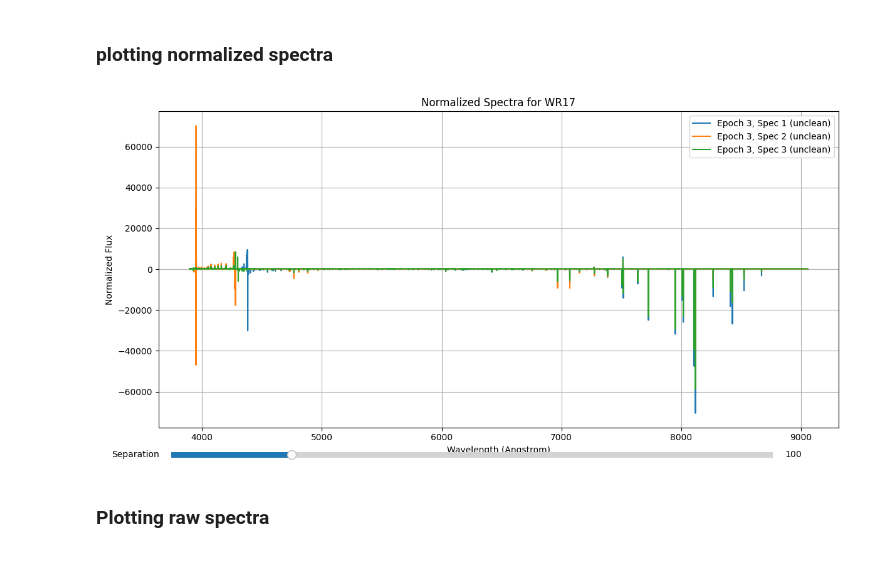
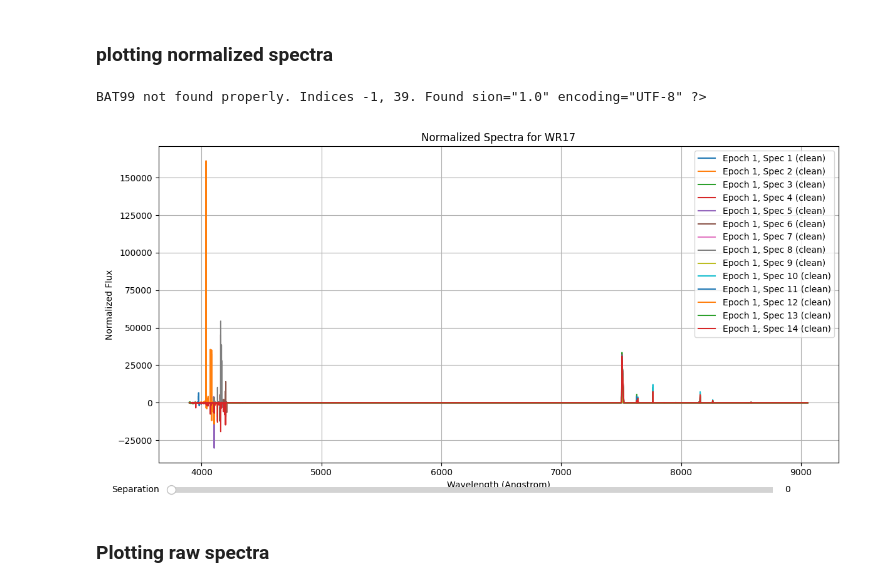
Before and after one commit to Guy-Shtainer/Thesis-codes, a Jupyter notebook: Plots.ipynb, the cells around one changed output. Saved outputs shown, nothing was run; the diff lists cells and outputs as text; code cells hidden in the pictures.

```diff
--- a/Plots.ipynb
+++ b/Plots.ipynb
@@ -37,7 +37,7 @@ obs = obsm()
 ## Plotting X-Shooter full spectra
 # %%
 obs = obsm()
-star_name = specs.star_names[0]
+star_name = specs.star_names[9]
 print(f'I am working on {star_name}')
 star = obs.load_star_instance(star_name)
 # %% [output]
@@ -68,0 +75,14 @@ No file or folder named 'cleaned_normalized_flux' found in 'Data/HD 269891/epoch
+# %%
+star_name = specs.star_names[1]
+print(star_name)
+star = obs.load_star_instance(star_name)
+flux1 = star.load_property(epoch_num=1,band='COMBINED',property_name='cleaned_normalized_flux')['normalized_flux']
+flux2 = star.load_property(epoch_num=2,band='COMBINED',property_name='cleaned_normalized_flux')['normalized_flux']
+wave = star.load_property(epoch_num=1,band='COMBINED',property_name='cleaned_normalized_flux')['wavelengths']
+
+
+window1 = flux1[(575 < wave)& (wave <595)]
+window2 = flux2[(575 < wave)& (wave <595)]
+
+plt.scatter(window1, window2)
+plt.show()
@@ -105,11 +127,11 @@ for i, star_name in enumerate(specs.star_names):
 %matplotlib widget
 models = [
     'BG20000g300v2.vis.rectvmac30vsini25.dat',
-    'G32500g325v10.uv.rectvmac20vsini100.dat',
+    # 'G32500g325v10.uv.rectvmac20vsini100.dat',
     'G32500g325v10.vis.rect',
     'G40000g450v10.vis.rectvmac30vsini200.dat']
-star_name = specs.star_names[1]
+star_name = specs.star_names[3]
 print(star_name)
 star = obs.load_star_instance(star_name)
-star.plot_extreme_rv_spectra(emission_line = 'C IV 5808-5812',to_plot=True,models = models[3:])
+star.plot_extreme_rv_spectra(emission_line = 'C IV 5808-5812',to_plot=True,models = models,correct_lmc=True,auto_annotate=True,even_emission_line=False)
 # %% [output]
@@ -135,18 +157,19 @@ star.preview_snr_stitch_cleaned_normalized(1)
 ### plotting normalized spectra
 # %%
 %matplotlib widget
-star_names = star_names = ['WR 52','WR17']
+star_names = ['WR 52','WR17']
 star_name = star_names[1]
 star = obs.load_star_instance(star_name)
 spectra_list = [1,2,3,4,5,6,7,8,9,10,11,12,13,14]
-spectra_list = [1,2,3]
-star.plot_normalized_spectra(3,spectra_list,bin_window=20,clean=False)
+# spectra_list = [1,2,3]
+star.plot_normalized_spectra(1,spectra_list,bin_window=20,clean=True,initial_separation=0)
 # star_name = star_names[0]
 # star = obs.load_star_instance(star_name)
 # star.plot_normalized_spectra([1,2,3],[1,3])
 # star.plot_normalized_spectra2(1,1)
 # %% [output]
+BAT99 not found properly. Indices -1, 39. Found sion="1.0" encoding="UTF-8" ?>
-[figure, old version]
+[figure, new version]
 # %% [markdown]
 ### Plotting raw spectra
 # %%
```
Also changed, not shown: parts of 6 cells of this notebook, 7 other files.
